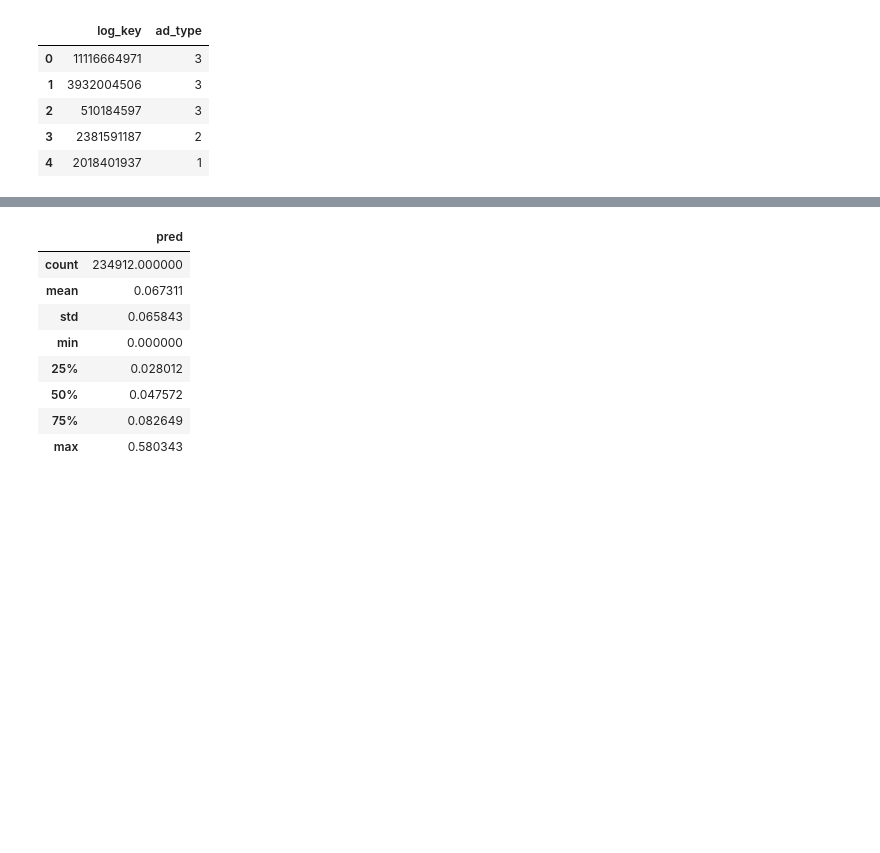
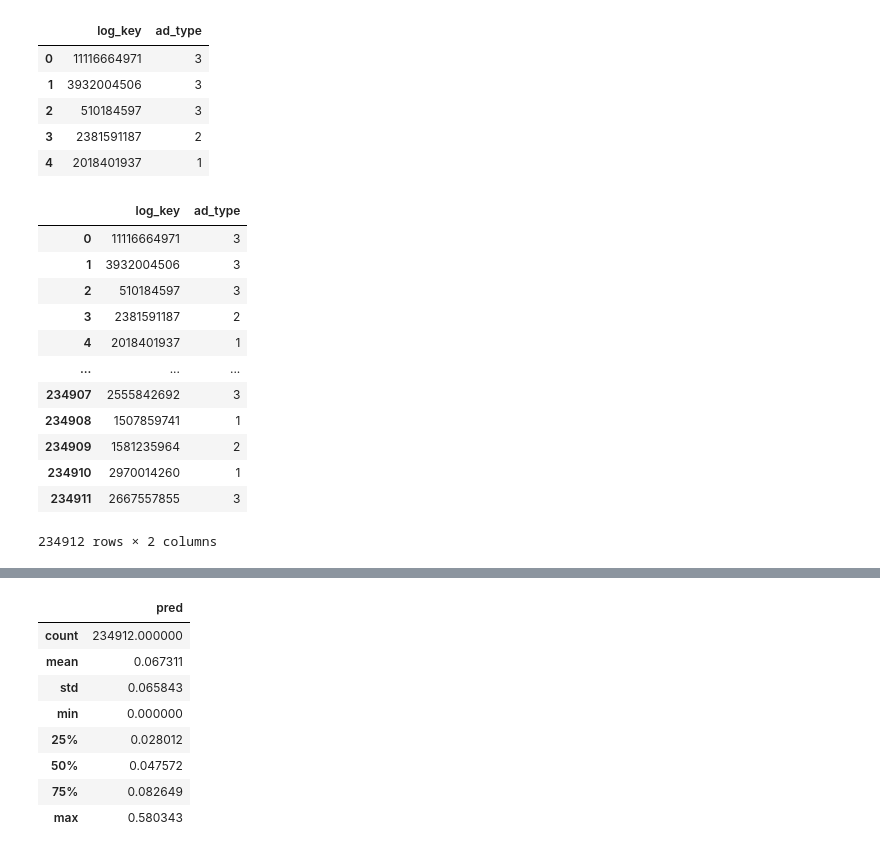
Before and after one commit to makwingchi/conversion-rate-prediction, a Jupyter notebook: PaddleDynamic/jupyter/feature_eng.ipynb, the cells around one changed output, grey strips where cells are left out. Drawn from its saved outputs; the diff is of its cells as text; code cells hidden in the pictures; blank space fills up the shorter version.

```diff
--- a/PaddleDynamic/jupyter/feature_eng.ipynb
+++ b/PaddleDynamic/jupyter/feature_eng.ipynb
@@ -1971,3 +2128,27 @@ test_df.head()
 | 2 | 510184597 | 3 |
 | 3 | 2381591187 | 2 |
 | 4 | 2018401937 | 1 |
+# %%
+_map = {
+    "1": 3 * 5.928 / (100 - 5.928),
+    "2": 3 * 10.561 / (100 - 10.561),
+    "3": 3 * 3.86 / (100 - 3.86)
+}
+# %%
+test_df["coef"] = test_df["ad_type"].apply(lambda x: _map[str(x)])
+# %%
+test_df
+# %% [output]
+|  | log_key | ad_type |
+| 0 | 11116664971 | 3 |
+| 1 | 3932004506 | 3 |
+| 2 | 510184597 | 3 |
+| 3 | 2381591187 | 2 |
+| 4 | 2018401937 | 1 |
+| ... | ... | ... |
+| 234907 | 2555842692 | 3 |
+| 234908 | 1507859741 | 1 |
+| 234909 | 1581235964 | 2 |
+| 234910 | 2970014260 | 1 |
+| 234911 | 2667557855 | 3 |
+234912 rows × 2 columns
```
Also changed, not shown: parts of 36 cells of this notebook, 2 other files.
